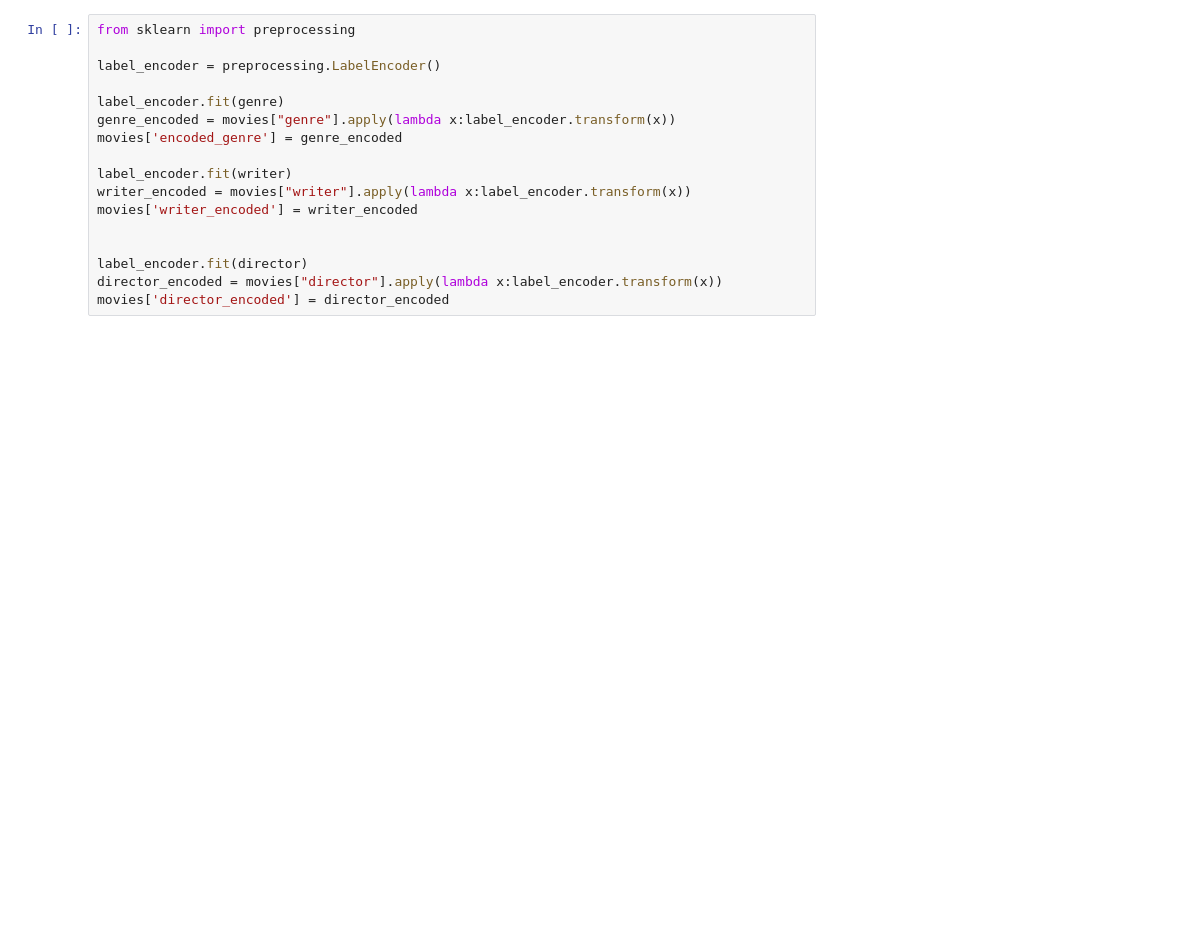
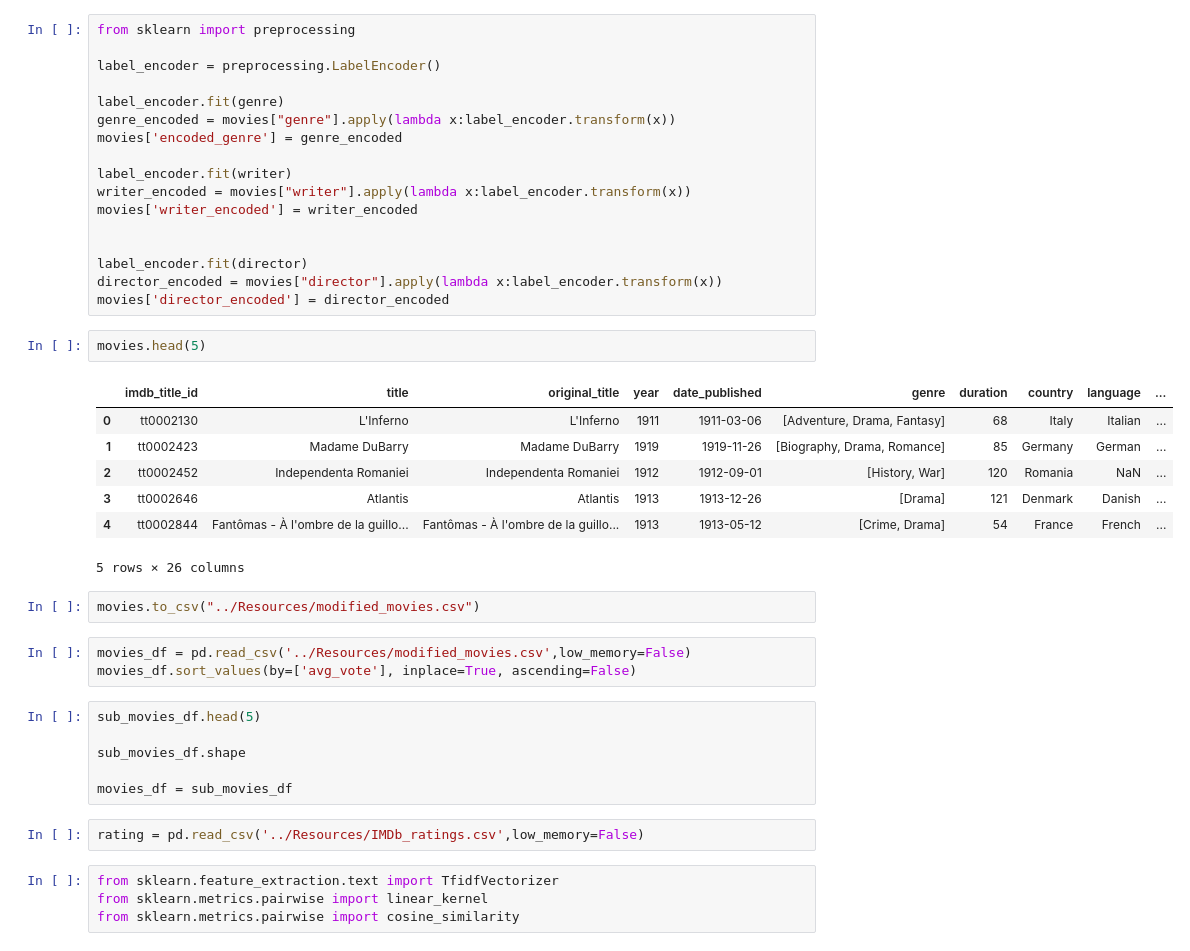
Before and after one commit to amirazzam2000/MovieBot2.0, a Jupyter notebook: DatabseMangement/dataProcessing.ipynb, the cells around one changed output. Cells and saved outputs as stored; diff of their text form; blank space fills up the shorter version.

```diff
--- a/DatabseMangement/dataProcessing.ipynb
+++ b/DatabseMangement/dataProcessing.ipynb
@@ -124,3 +124,30 @@ movies['writer_encoded'] = writer_encoded
 label_encoder.fit(director)
 director_encoded = movies["director"].apply(lambda x:label_encoder.transform(x))
 movies['director_encoded'] = director_encoded
+# %%
+movies.head(5)
+# %% [output]
+|  | imdb_title_id | title | original_title | year | date_published | genre | duration | country | language | ... |
+| 0 | tt0002130 | L'Inferno | L'Inferno | 1911 | 1911-03-06 | [Adventure, Drama, Fantasy] | 68 | Italy | Italian | ... |
+| 1 | tt0002423 | Madame DuBarry | Madame DuBarry | 1919 | 1919-11-26 | [Biography, Drama, Romance] | 85 | Germany | German | ... |
+| 2 | tt0002452 | Independenta Romaniei | Independenta Romaniei | 1912 | 1912-09-01 | [History, War] | 120 | Romania | NaN | ... |
+| 3 | tt0002646 | Atlantis | Atlantis | 1913 | 1913-12-26 | [Drama] | 121 | Denmark | Danish | ... |
+| 4 | tt0002844 | Fantômas - À l'ombre de la guillo... | Fantômas - À l'ombre de la guillo... | 1913 | 1913-05-12 | [Crime, Drama] | 54 | France | French | ... |
+5 rows × 26 columns
+# %%
+movies.to_csv("../Resources/modified_movies.csv")
+# %%
+movies_df = pd.read_csv('../Resources/modified_movies.csv',low_memory=False)
+movies_df.sort_values(by=['avg_vote'], inplace=True, ascending=False)
+# %%
+sub_movies_df.head(5)
+
+sub_movies_df.shape
+
+movies_df = sub_movies_df
+# %%
+rating = pd.read_csv('../Resources/IMDb_ratings.csv',low_memory=False)
+# %%
+from sklearn.feature_extraction.text import TfidfVectorizer
+from sklearn.metrics.pairwise import linear_kernel
+from sklearn.metrics.pairwise import cosine_similarity
```
Also changed, not shown: parts of 8 cells of this notebook, 18 other files.
